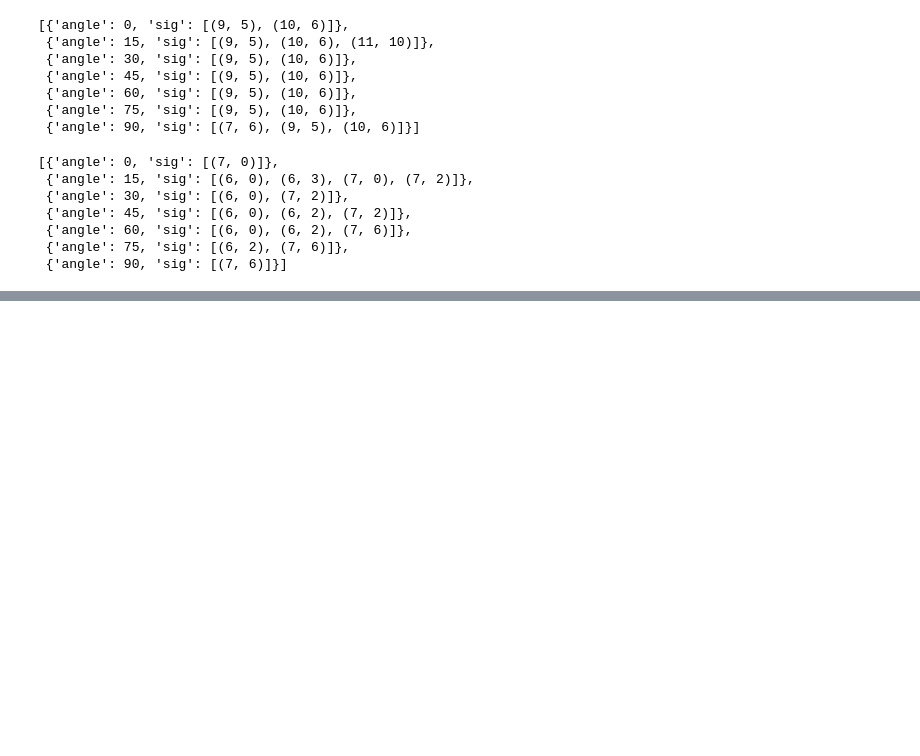
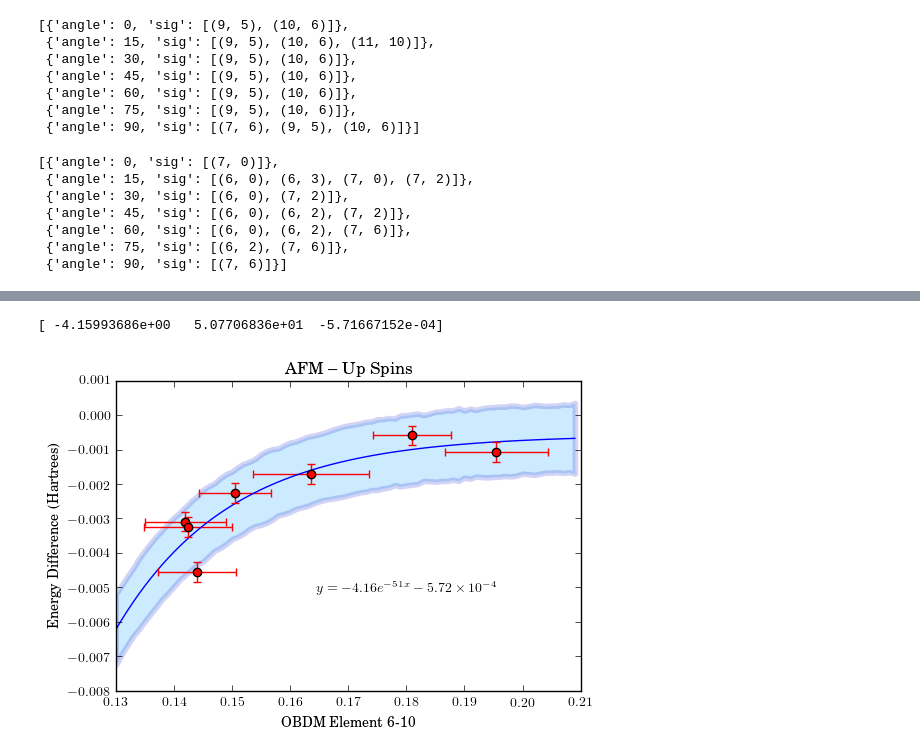
Before and after one commit to WagnerGroup/OriginMagnetism, a Jupyter notebook: Molecules/OBDM/obdmanalysis.ipynb, the cells around one changed output, grey strips where cells are left out. Cells and saved outputs as stored; diff of their text form; code cells hidden in the pictures; blank space fills up the shorter version.

```diff
--- a/Molecules/OBDM/obdmanalysis.ipynb
+++ b/Molecules/OBDM/obdmanalysis.ipynb
@@ -199,0 +215,33 @@ plt.show()
+# %%
+obdmelem = []
+obdmerr = []
+for i in range(7):
+    obdmelem.append(au106[i]['value'])
+    obdmerr.append(au106[i]['err'])
+obdmelem = np.asarray(obdmelem)
+obdmerr = np.asarray(obdmerr)
+inds = obdmelem.argsort()
+sortedErr =obdmerr[inds]
+sortedobdm = np.sort(obdmelem)
+sortedDiff = diff[inds]
+sortedDiffErr = errdiff[inds]
+
+popt, pcov = curve_fit(func, sortedobdm, sortedDiff, [-2.15001007e-07,3.81735185e+01,-2.72230001e-03])
+x=np.arange(0.13, 0.21, .001)
+print(popt)
+y= popt[0]*exp(-popt[1]*x)+popt[2]
+error = np.random.normal(0.001, 0.00002, size=y.shape)
+plt.fill_between(x, y-error, y+error,    alpha=0.2, edgecolor='#1B2ACC', facecolor='#089FFF',
+    linewidth=4, antialiased=True)
+plt.plot(x, y)
+plt.text(0.18, -0.005,r'$y = -4.16e^{-51x}-5.72\times 10^{-4}$', horizontalalignment='center',
+     verticalalignment='center')
+
+plt.errorbar(sortedobdm,sortedDiff,xerr=sortedErr,yerr=sortedDiffErr,marker='o',color='r',mew=1,linestyle='None')
+plt.ylabel('Energy Difference (Hartrees)')
+plt.xlabel('OBDM Element 6-10')
+plt.title('AFM -- Up Spins')
+plt.show()
+# %% [output]
+[ -4.15993686e+00   5.07706836e+01  -5.71667152e-04]
+[figure, added]
```
Also changed, not shown: parts of 2 cells of this notebook.
